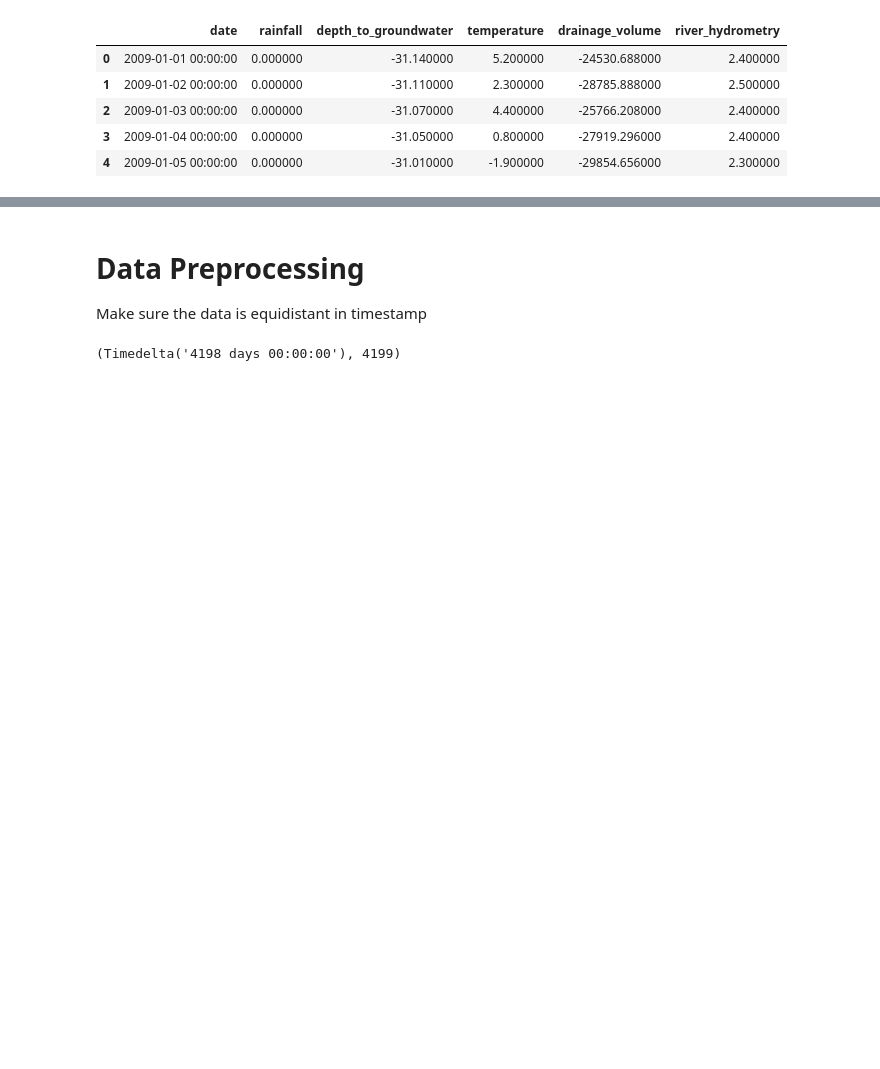
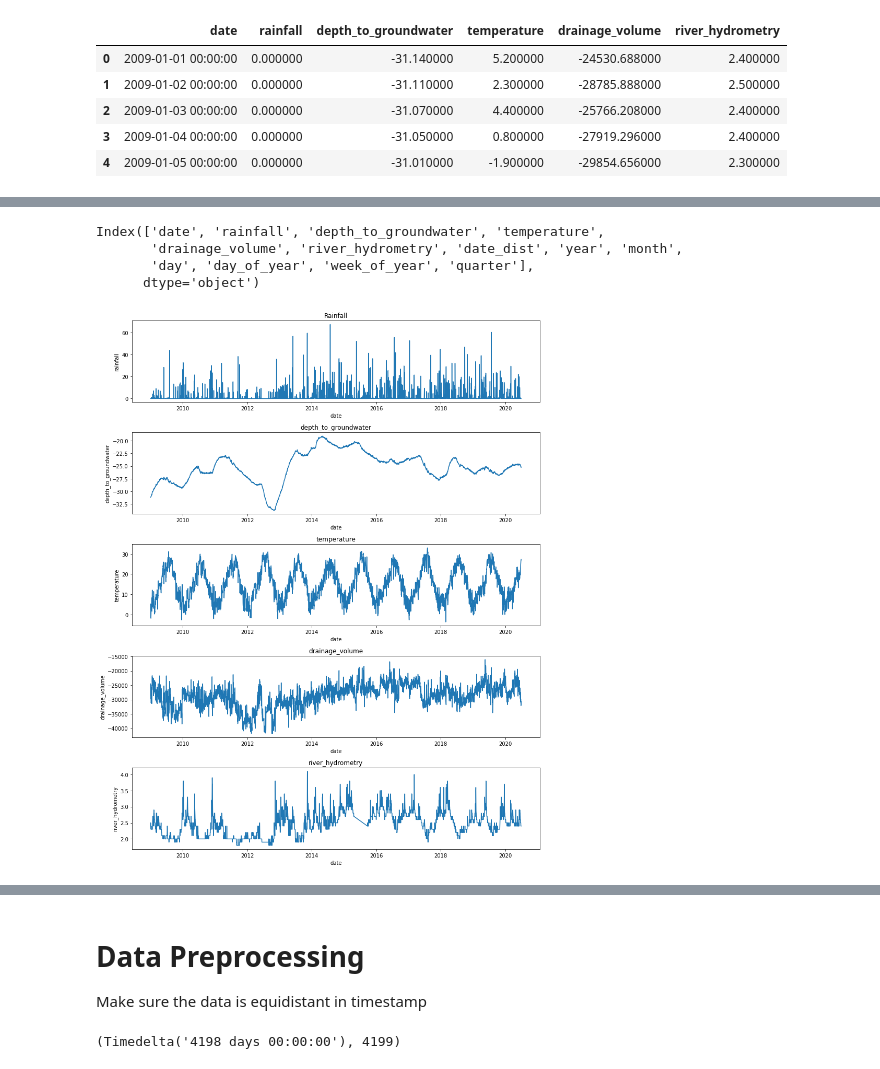
Before and after one commit to chris199713/time_series_analysis, a Jupyter notebook: time_series_analysis.ipynb, the cells around one changed output, grey strips where cells are left out. Drawn from its saved outputs; the diff is of its cells as text; code cells hidden in the pictures; blank space fills up the shorter version.

```diff
--- a/time_series_analysis.ipynb
+++ b/time_series_analysis.ipynb
@@ -33,0 +46,24 @@ df.head().style.set_properties(subset=['date'], **{'background-color': 'dodgerbl
+# %%
+df.columns
+# %% [output]
+Index(['date', 'rainfall', 'depth_to_groundwater', 'temperature',
+       'drainage_volume', 'river_hydrometry', 'date_dist', 'year', 'month',
+       'day', 'day_of_year', 'week_of_year', 'quarter'],
+      dtype='object')
+# %%
+fig, ax = plt.subplots(nrows = 5, ncols = 1, figsize = (12,15))
+
+sns.lineplot(ax=ax[0],x = df['date'],y = df['rainfall'])
+ax[0].set_title('Rainfall')
+sns.lineplot(ax=ax[1],x = df['date'],y = df['depth_to_groundwater'])
+ax[1].set_title('depth_to_groundwater')
+sns.lineplot(ax=ax[2],x = df['date'],y = df['temperature'])
+ax[2].set_title('temperature')
+sns.lineplot(ax=ax[3],x=df['date'],y = df['drainage_volume'])
+ax[3].set_title('drainage_volume')
+sns.lineplot(ax=ax[4],x = df['date'],y = df['river_hydrometry'])
+ax[4].set_title('river_hydrometry')
+
+plt.tight_layout()
+# %% [output]
+[figure, added]
```
Also changed, not shown: parts of 15 cells of this notebook.
